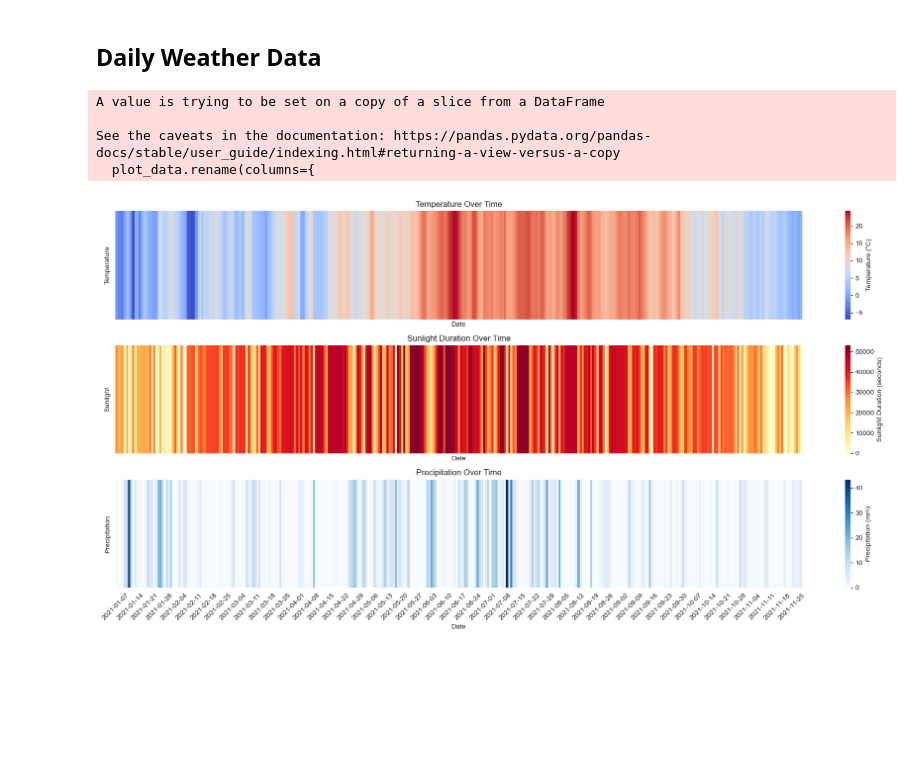
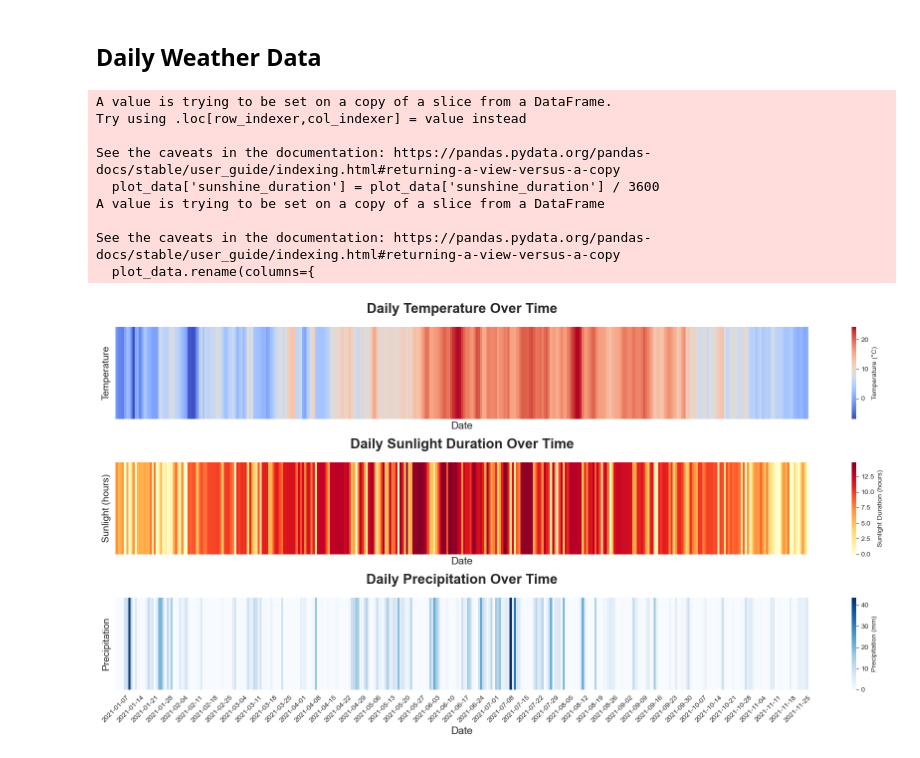
Before and after one commit to Taremeh/visualize-digital-health-seminar, a Jupyter notebook: weather/Weather_Data.ipynb, the cells around one changed output. Saved outputs shown, nothing was run; the diff lists cells and outputs as text; code cells hidden in the pictures; blank space fills up the shorter version.

```diff
--- a/weather/Weather_Data.ipynb
+++ b/weather/Weather_Data.ipynb
@@ -213,41 +213,49 @@ weather_df.set_index('date', inplace=True)
 # Select only the required columns
 plot_data = weather_df[['temperature_2m_mean', 'sunshine_duration', 'precipitation_sum']]
 
+# Convert sunshine_duration from seconds to hours
+plot_data['sunshine_duration'] = plot_data['sunshine_duration'] / 3600
+
 # Rename columns for better readability in the plot
 plot_data.rename(columns={
     'temperature_2m_mean': 'Temperature',
-    'sunshine_duration': 'Sunlight',
+    'sunshine_duration': 'Sunlight (hours)',
     'precipitation_sum': 'Precipitation'
 }, inplace=True)
 
 # Plotting
 fig, axs = plt.subplots(nrows=3, ncols=1, figsize=(18, 9), sharex=True)
 
 # Temperature heatmap
 sns.heatmap(plot_data[['Temperature']].T, cmap='coolwarm', ax=axs[0], cbar_kws={'label': 'Temperature (°C)'})
-axs[0].set_title('Temperature Over Time')
+axs[0].set_title('Daily Temperature Over Time', fontsize=20, weight='bold', pad=20)
 
 # Sunlight heatmap
-sns.heatmap(plot_data[['Sunlight']].T, cmap='YlOrRd', ax=axs[1], cbar_kws={'label': 'Sunlight Duration (seconds)'})
-axs[1].set_title('Sunlight Duration Over Time')
-
+sns.heatmap(plot_data[['Sunlight (hours)']].T, cmap='YlOrRd', ax=axs[1], cbar_kws={'label': 'Sunlight Duration (hours)'})
+axs[1].set_title('Daily Sunlight Duration Over Time', fontsize=20, weight='bold', pad=20)
 # Precipitation heatmap
 sns.heatmap(plot_data[['Precipitation']].T, cmap='Blues', ax=axs[2], cbar_kws={'label': 'Precipitation (mm)'})
-axs[2].set_title('Precipitation Over Time')
+axs[2].set_title('Daily Precipitation Over Time', fontsize=20, weight='bold', pad=20)
 
 # Customize the plot
 for ax in axs:
-    ax.set_xlabel('Date')
-    ax.set_ylabel('')
+    ax.set_xlabel('Date', fontsize=15)
+    ax.set_ylabel('', fontsize=15)
     # Set x-ticks every 7 days
     ax.set_xticks(range(0, len(plot_data.index), 7))
-    ax.set_xticklabels(plot_data.index[::7].strftime('%Y-%m-%d'), rotation=45)
+    ax.set_xticklabels(plot_data.index[::7].strftime('%Y-%m-%d'), rotation=45, fontsize=10)
+    ax.tick_params(axis='y', labelsize=14)  # Increase the y-axis tick labels size
 
 plt.tight_layout()
 plt.show()
 # %% [output]
+A value is trying to be set on a copy of a slice from a DataFrame.
+Try using .loc[row_indexer,col_indexer] = value instead
+
+See the caveats in the documentation: https://pandas.pydata.org/pandas-docs/stable/user_guide/indexing.html#returning-a-view-versus-a-copy
+  plot_data['sunshine_duration'] = plot_data['sunshine_duration'] / 3600
 A value is trying to be set on a copy of a slice from a DataFrame
 
 See the caveats in the documentation: https://pandas.pydata.org/pandas-docs/stable/user_guide/indexing.html#returning-a-view-versus-a-copy
   plot_data.rename(columns={
-[figure, old version]
+[figure, new version]
```
Also changed, not shown: parts of 10 cells of this notebook, 4 other files.
